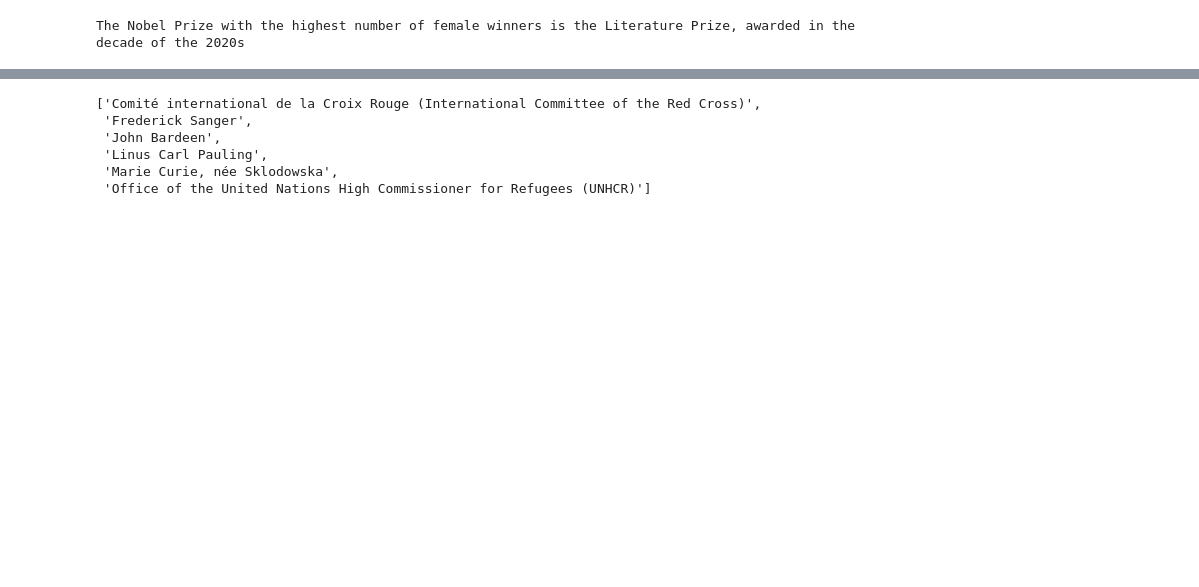
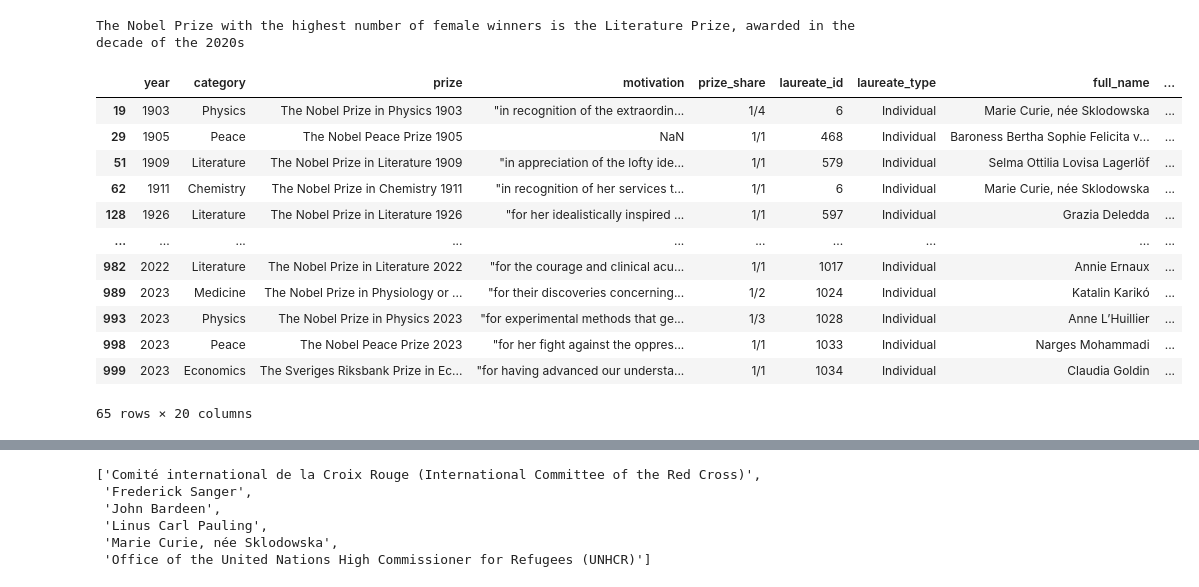
Before and after one commit to Jesolis14/tareas, a Jupyter notebook: workspace/notebook.ipynb, the cells around one changed output, grey strips where cells are left out. Cells and saved outputs as stored; diff of their text form; code cells hidden in the pictures; blank space fills up the shorter version.

```diff
--- a/workspace/notebook.ipynb
+++ b/workspace/notebook.ipynb
@@ -58,4 +58,22 @@ max_female_dict = {max_female_decade_category.iloc[0,0]: max_female_decade_categ
 print(f'The Nobel Prize with the highest number of female winners is the {max_female_dict[list(max_female_dict.keys())[0]]} Prize, awarded in the decade of the {list(max_female_dict.keys())[0]}s')
 # %% [output]
 The Nobel Prize with the highest number of female winners is the Literature Prize, awarded in the decade of the 2020s
+# %%
+winner_female = nobel[nobel.sex == "Female"]
+only_female_winner= winner_female.groupby(['decade', 'category'], as_index=False).size()
+winner_female
+# %% [output]
+|  | year | category | prize | motivation | prize_share | laureate_id | laureate_type | full_name | ... |
+| 19 | 1903 | Physics | The Nobel Prize in Physics 1903 | "in recognition of the extraordin... | 1/4 | 6 | Individual | Marie Curie, née Sklodowska | ... |
+| 29 | 1905 | Peace | The Nobel Peace Prize 1905 | NaN | 1/1 | 468 | Individual | Baroness Bertha Sophie Felicita v... | ... |
+| 51 | 1909 | Literature | The Nobel Prize in Literature 1909 | "in appreciation of the lofty ide... | 1/1 | 579 | Individual | Selma Ottilia Lovisa Lagerlöf | ... |
+| 62 | 1911 | Chemistry | The Nobel Prize in Chemistry 1911 | "in recognition of her services t... | 1/1 | 6 | Individual | Marie Curie, née Sklodowska | ... |
+| 128 | 1926 | Literature | The Nobel Prize in Literature 1926 | "for her idealistically inspired ... | 1/1 | 597 | Individual | Grazia Deledda | ... |
+| ... | ... | ... | ... | ... | ... | ... | ... | ... | ... |
+| 982 | 2022 | Literature | The Nobel Prize in Literature 2022 | "for the courage and clinical acu... | 1/1 | 1017 | Individual | Annie Ernaux | ... |
+| 989 | 2023 | Medicine | The Nobel Prize in Physiology or ... | "for their discoveries concerning... | 1/2 | 1024 | Individual | Katalin Karikó | ... |
+| 993 | 2023 | Physics | The Nobel Prize in Physics 2023 | "for experimental methods that ge... | 1/3 | 1028 | Individual | Anne L’Huillier | ... |
+| 998 | 2023 | Peace | The Nobel Peace Prize 2023 | "for her fight against the oppres... | 1/1 | 1033 | Individual | Narges Mohammadi | ... |
+| 999 | 2023 | Economics | The Sveriges Riksbank Prize in Ec... | "for having advanced our understa... | 1/1 | 1034 | Individual | Claudia Goldin | ... |
+65 rows × 20 columns
 # %%
```
Also changed, not shown: parts of 5 cells of this notebook.
